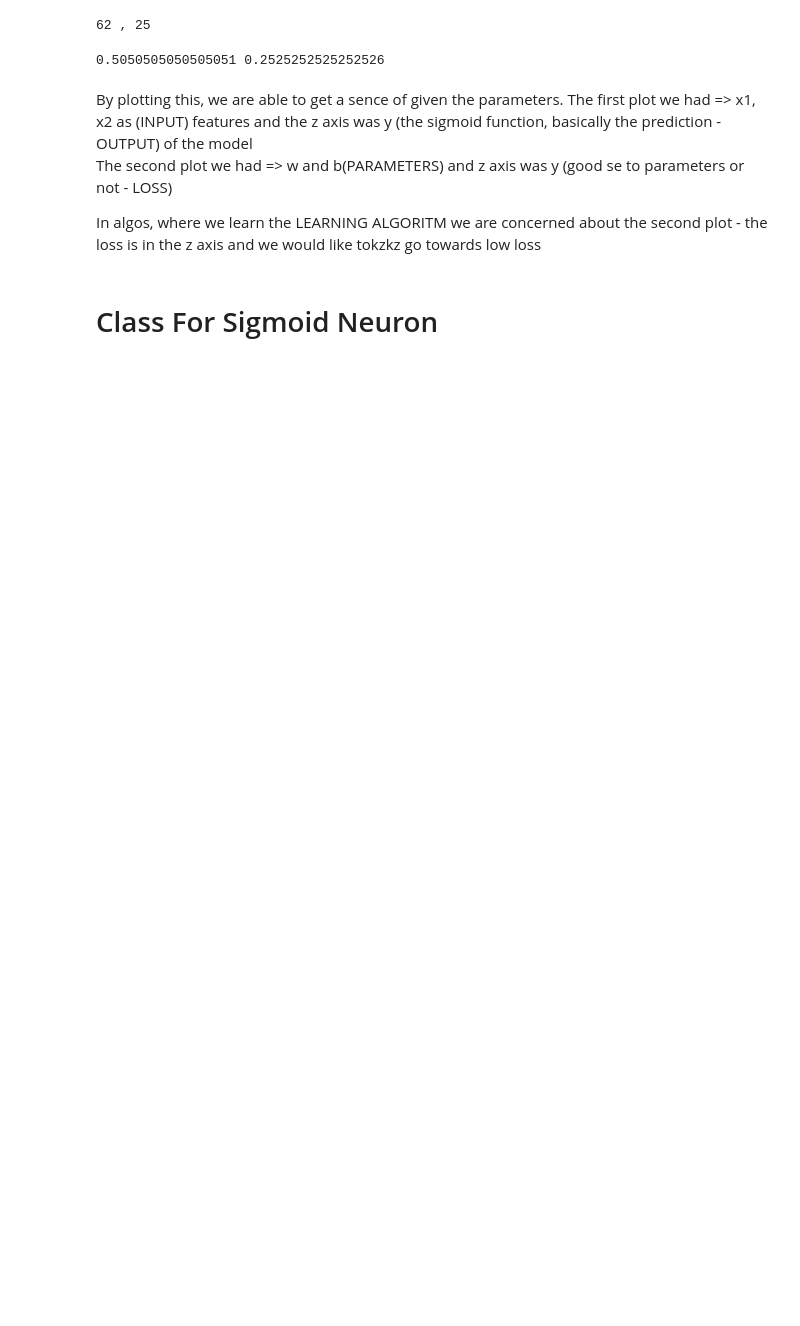
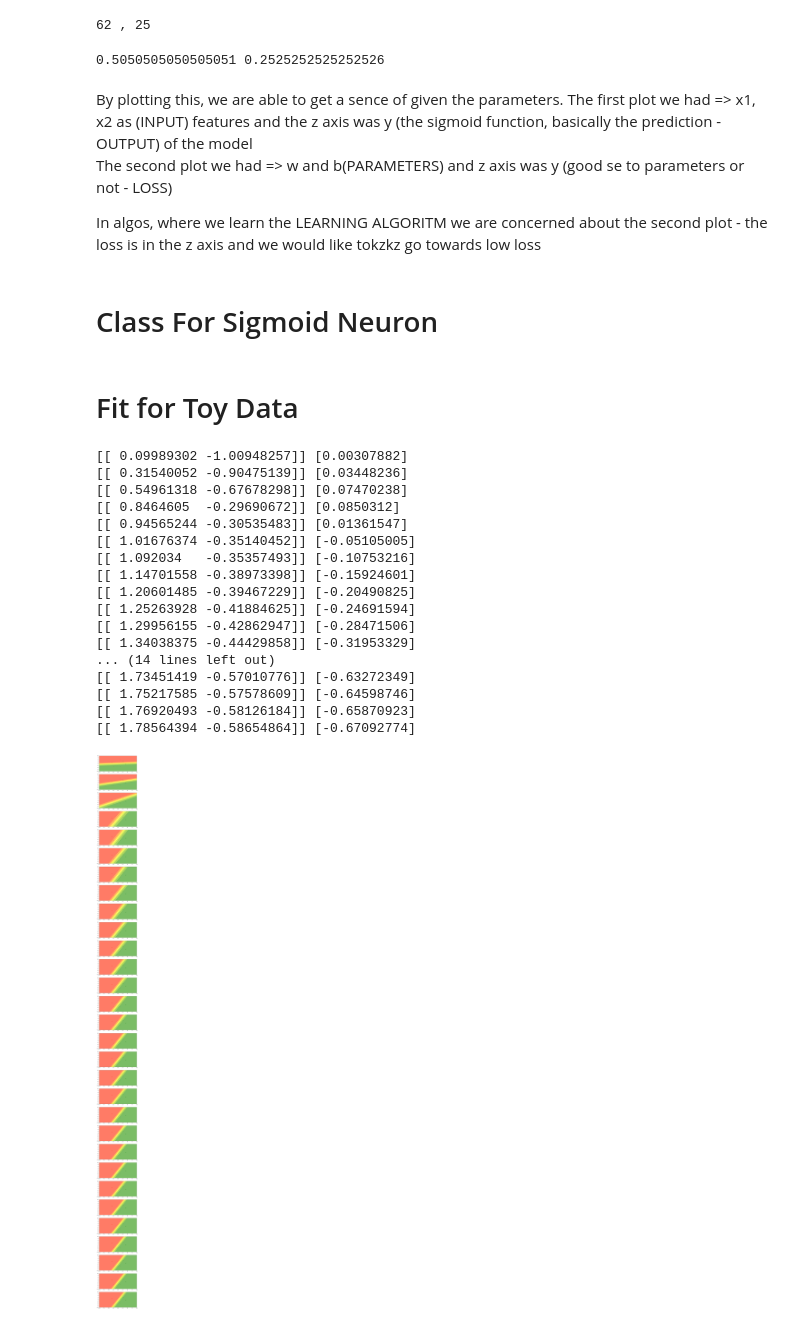
Before and after one commit to AvishekRoy16/DeepLearning, a Jupyter notebook: 2. Sigmoid Neurons/Sigmoid.ipynb, the cells around one changed output. Cells and saved outputs as stored; diff of their text form; code cells hidden in the pictures; blank space fills up the shorter version.

Commit message:
fitting toy data in sigmoid class

```diff
--- a/2. Sigmoid Neurons/Sigmoid.ipynb
+++ b/2. Sigmoid Neurons/Sigmoid.ipynb
@@ -183,8 +183,9 @@ class SigmoidNeuron:
         self.b = None
 
     # This is wx +b the perceptron pass, we will use this in the sigmoid function that we make
+    # w has T written in fromt of it because we have taken Transpose
     def perceptron(self,x):
-        return np.dot(x, self.w) +self.b
+        return np.dot(x, self.w.T) +self.b
 
     # we are using the formula for sigmid and passing our perceptron model to it
     # we have used floats as we want our output to have fractions
@@ -214,4 +215,62 @@ class SigmoidNeuron:
                 dw += self.grad_w(x,y)
                 db += self.grad_b(x,y)
             self.w -= learning_rate * dw
-            self.b -= learning_rate * db
+            self.b -= learning_rate * db#
+# %% [markdown]
+# Fit for Toy Data
+# %%
+X = np.asarray([[2.5, 2.5], [4, -1], [1, -4], [-3, 1.25], [-2, -4], [1, 5]])
+Y = [1, 1, 1, 0, 0, 0]
+# %%
+sn = SigmoidNeuron()
+sn.fit(X, Y, 1, 0.5, True)
+# %%
+def plot_sn(X, Y, sn, ax):
+  X1 = np.linspace(-10, 10, 100)
+  X2 = np.linspace(-10, 10, 100)
+  XX1, XX2 = np.meshgrid(X1, X2)
+   # initialisation array of size same as XX1 filled with zeros
+  YY = np.zeros(XX1.shape)
+  # we are iterating through the linearspaces and we have to do that in an orderly manner i.e. X2 firt and then X1
+  for i in range(X2.size):
+    for j in range(X1.size):
+      #for each value we would like to compute what is the sigmoid neuron going to be
+      val = np.asarray([X1[j], X2[i]])
+      YY[i, j] = sn.sigmoid(sn.perceptron(val))
+      # plotting the contoure of the sigmoid neuron
+  ax.contourf(XX1, XX2, YY, cmap=my_cmap, alpha=0.6)
+    # plotting the data that we are fittng for
+  # X axis will have all the values of the FIRSRT column - X[:,0] and Y axis to have all the valeus of the SECOND column - X[:,1]
+  # Ground truth zero or one will be determined by the color
+  ax.scatter(X[:,0], X[:,1],c=Y, cmap=my_cmap)
+  ax.plot()
+# %%
+sn.fit(X, Y, 1, 0.05, True)
+N = 30
+# To fit our plots
+plt.figure(figsize=(10, N*5))
+for i in range(N):
+  print(sn.w, sn.b)
+  # to show the different plots
+  ax = plt.subplot(N, 1, i + 1)
+  plot_sn(X, Y, sn, ax)
+  sn.fit(X, Y, 1, 0.5, False)
+# %% [output]
+[[ 0.09989302 -1.00948257]] [0.00307882]
+[[ 0.31540052 -0.90475139]] [0.03448236]
+[[ 0.54961318 -0.67678298]] [0.07470238]
+[[ 0.8464605  -0.29690672]] [0.0850312]
+[[ 0.94565244 -0.30535483]] [0.01361547]
+[[ 1.01676374 -0.35140452]] [-0.05105005]
+[[ 1.092034   -0.35357493]] [-0.10753216]
+[[ 1.14701558 -0.38973398]] [-0.15924601]
+[[ 1.20601485 -0.39467229]] [-0.20490825]
+[[ 1.25263928 -0.41884625]] [-0.24691594]
+[[ 1.29956155 -0.42862947]] [-0.28471506]
+[[ 1.34038375 -0.44429858]] [-0.31953329]
+... (14 lines left out)
+[[ 1.73451419 -0.57010776]] [-0.63272349]
+[[ 1.75217585 -0.57578609]] [-0.64598746]
+[[ 1.76920493 -0.58126184]] [-0.65870923]
+[[ 1.78564394 -0.58654864]] [-0.67092774]
+[figure, added]
```
Also changed, not shown: parts of 2 cells of this notebook.
